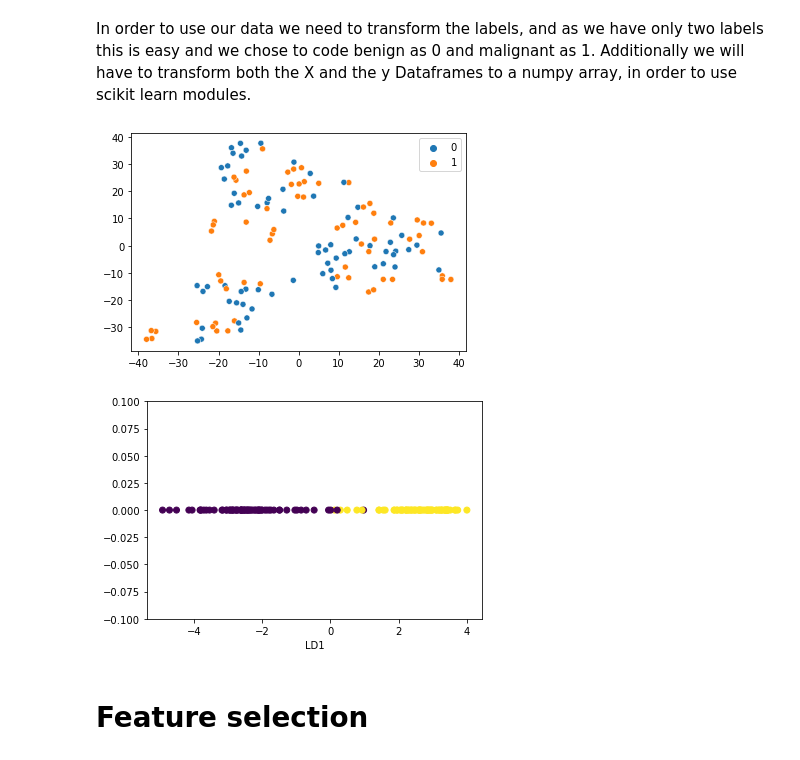
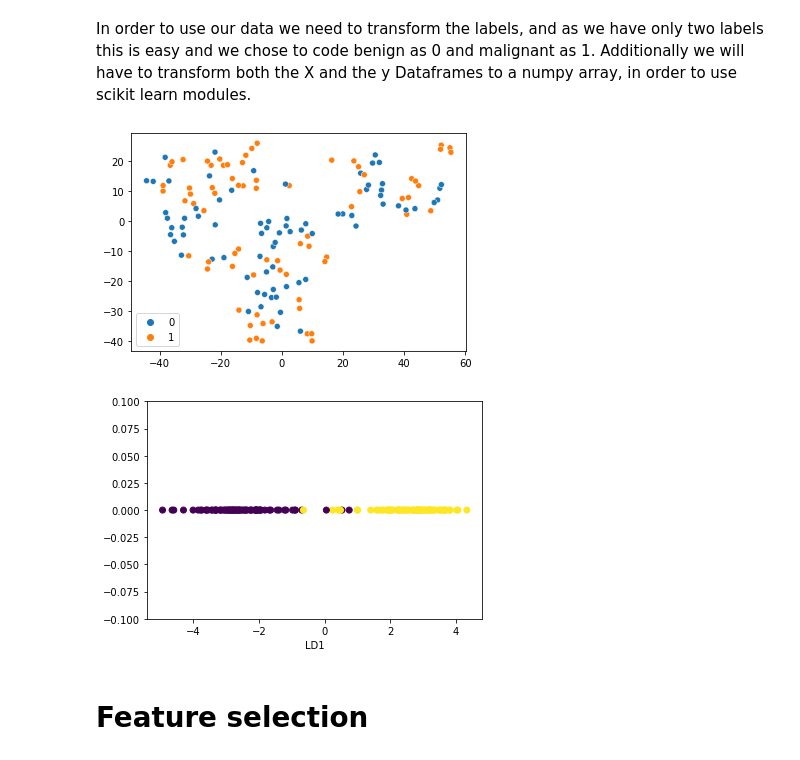
Before and after one commit to dpasqualini/TM10007_G16, a Jupyter notebook: assignment.ipynb, the cells around one changed output. Drawn from its saved outputs; the diff is of its cells as text; code cells hidden in the pictures.

```diff
--- a/assignment.ipynb
+++ b/assignment.ipynb
@@ -407,7 +408,7 @@ X_tr1.shape, y_tr1.shape
 # %% [output]
 ((134, 493), (134, 1))
 # %%
-X_filtered, features_zero_var, features_zeros = preprocessing(X_tr1) # X_filtered, dataframe containing only columns with a non-zero variance. Features_removed, dataframe containing the names of the removed features.
+X_filtered, features_zero_var, features_zeros = preprocessing(X_d) # X_filtered, dataframe containing only columns with a non-zero variance. Features_removed, dataframe containing the names of the removed features.
 
 zero_count = (X_filtered == 0.0).sum(axis=0)  # Makes a list of the features containing zeros and counts them.
 features_zero = pd.concat([zero_count, X_filtered.mean(), X_filtered.std(), X_filtered[X_filtered !=0].mean(), X_filtered[X_filtered !=0].std()], axis=1)  # The mean and std will be shown of each feature that contains zero. These are calculated with and without the zeros.
@@ -471,13 +472,13 @@ X_tr_norm = X_filtered.apply(normalize_standard)
 # %% [markdown]
 In order to use our data we need to transform the labels, and as we have only two labels this is easy and we chose to code benign as 0 and malignant as 1. Additionally we will have to transform both the X and the y Dataframes to a numpy array, in order to use scikit learn modules.
 # %%
-plt_tsne(X_tr_norm, y_tr1)
+plt_tsne(X_tr_norm, y_d)
 # %% [output]
-[figure, old version]
+[figure, new version]
 # %%
-plt_lda(X_tr_norm, y_tr1)
+plt_lda(X_tr_norm, y_d)
 # %% [output]
-[figure, old version]
+[figure, new version]
 # %% [markdown]
 # Feature selection
 # %%
```
Also changed, not shown: parts of 8 cells of this notebook.
